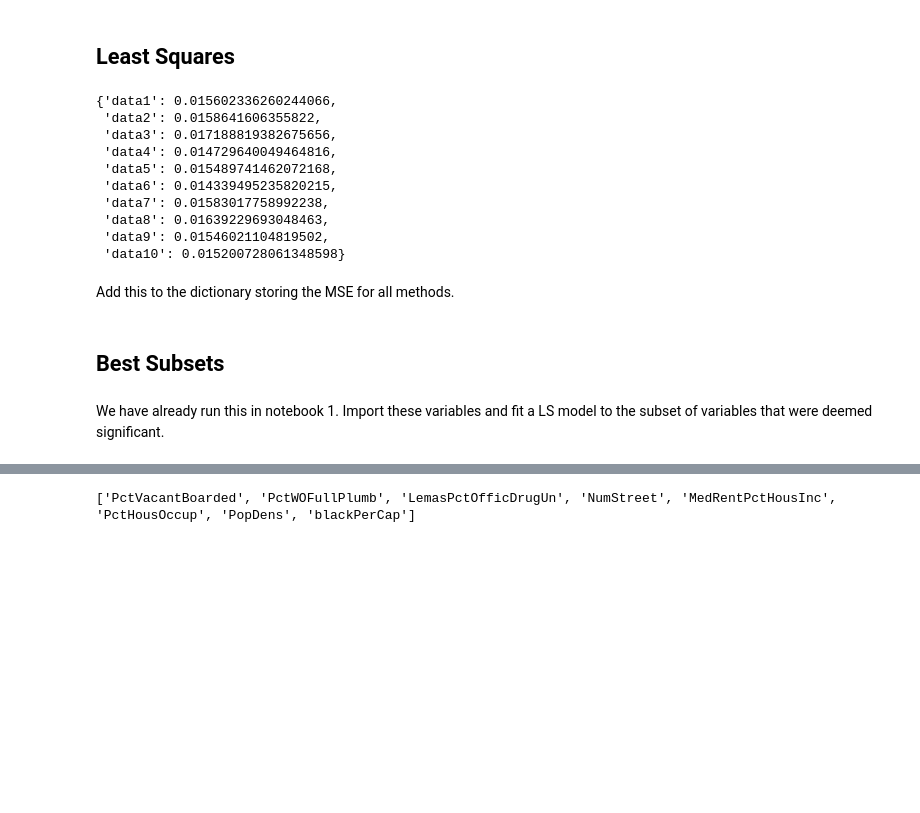
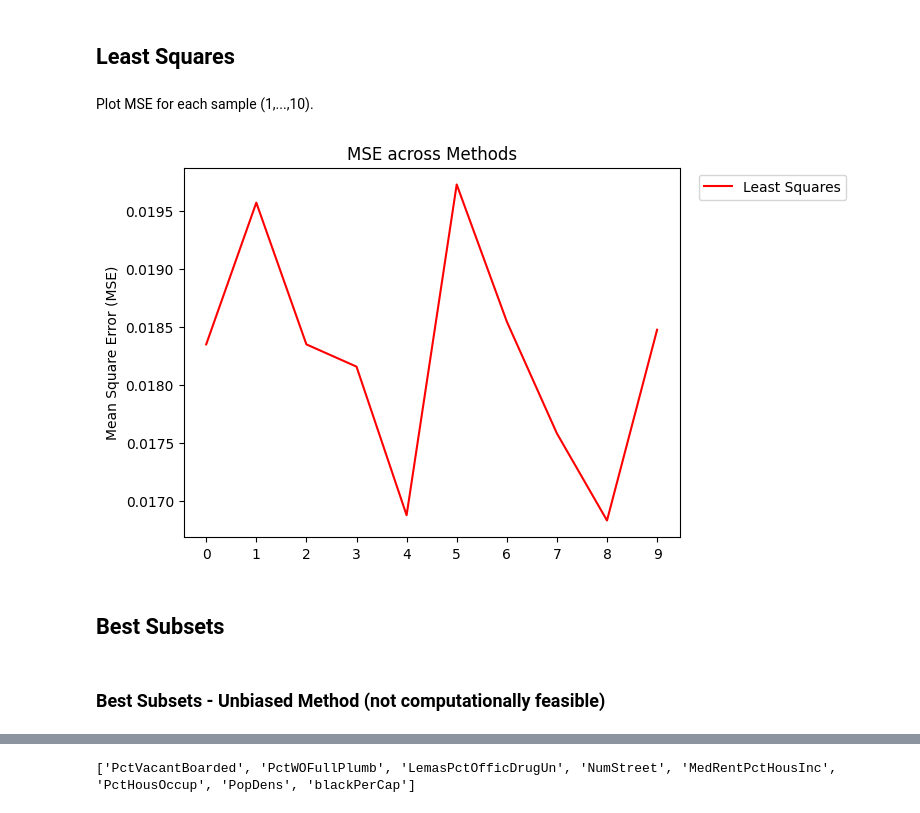
Before and after one commit to dimitris-markopoulos/CrimePredictor-ML, a Jupyter notebook: 3_HyperparameterTuning&Eval.ipynb, the cells around one changed output, grey strips where cells are left out. Saved outputs shown, nothing was run; the diff lists cells and outputs as text; code cells hidden in the pictures; blank space fills up the shorter version.

```diff
--- a/3_HyperparameterTuning&Eval.ipynb
+++ b/3_HyperparameterTuning&Eval.ipynb
@@ -114,15 +104,0 @@ for data_i in alldata:
-# %%
-ls_mse
-# %% [output]
-{'data1': 0.015602336260244066,
- 'data2': 0.0158641606355822,
- 'data3': 0.017188819382675656,
- 'data4': 0.014729640049464816,
- 'data5': 0.015489741462072168,
- 'data6': 0.014339495235820215,
- 'data7': 0.01583017758992238,
- 'data8': 0.01639229693048463,
- 'data9': 0.01546021104819502,
- 'data10': 0.015200728061348598}
-# %% [markdown]
-Add this to the dictionary storing the MSE for all methods.
@@ -131,4 +105,42 @@ methods_mse['Least Squares'] = ls_mse
+# %%
+ls_mse = {data_i:0 for data_i in alldata}
+
+for data_i in alldata:
+
+  ##Prep - Training & Validation Combined##
+  X_train = data_splits[data_i]['X_train']
+  X_validate = data_splits[data_i]['X_val']
+  X_ = pd.concat([X_train,X_validate]) #to avoid wasting data
+  X_ = sm.add_constant(X_) #add constant
+
+  y_train = data_splits[data_i]['y_train']
+  y_validate = data_splits[data_i]['y_val']
+  y_ = pd.concat([y_train,y_validate]) #to avoid wasting data
+
+  ##Prep - Test##
+  X_test = data_splits[data_i]['X_test']
+  X_test = sm.add_constant(X_test) #add constant
+
+  y_test = data_splits[data_i]['y_test']
+
+  lsmodel = OLS(y_,X_).fit() #fit using training
+  y_pred = lsmodel.predict(X_test) #predict using test
+  mse = mean_squared_error(y_test, y_pred) #evaluate using test
+  ls_mse[data_i] = mse
+
+#Add to dictionary
+methods_mse['Least Squares'] = ls_mse
+# %% [markdown]
+Plot MSE for each sample (1,...,10).
+# %%
+plt.plot(methods_mse['Least Squares'].values(), label = 'Least Squares', color = 'red')
+plt.ylabel('Mean Square Error (MSE)')
+plt.title('MSE across Methods')
+plt.legend(loc='upper right', bbox_to_anchor=(1.35, 1));
+plt.xticks(range(0, 10, 1));
+# %% [output]
+[figure, added]
 # %% [markdown]
 ## Best Subsets
-# %% [markdown]
-We have already run this in notebook 1.  Import these variables and fit a LS model to the subset of variables that were deemed significant.
+# %% [markdown]
+### Best Subsets - Unbiased Method (not computationally feasible)
```
Also changed, not shown: parts of 47 cells of this notebook.
